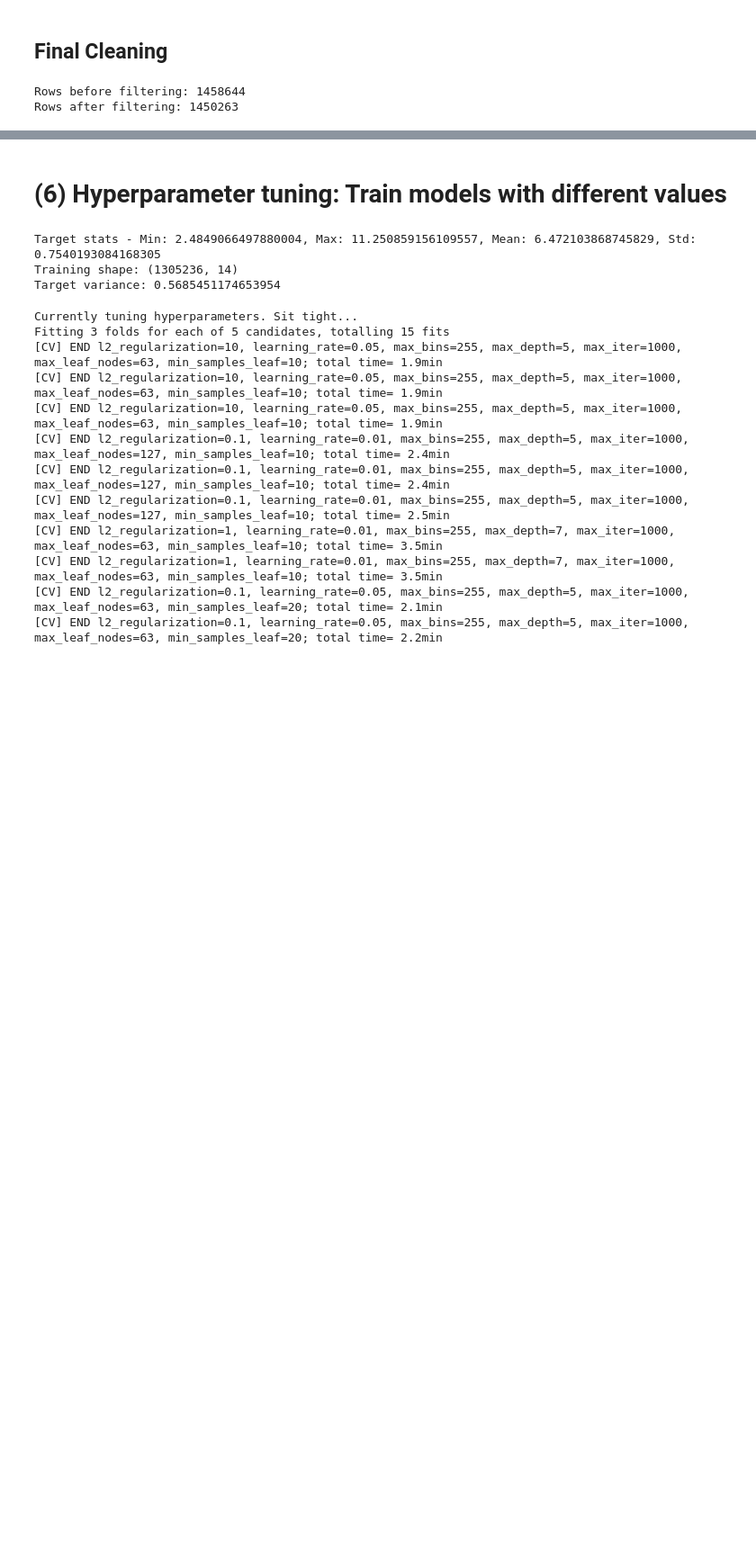
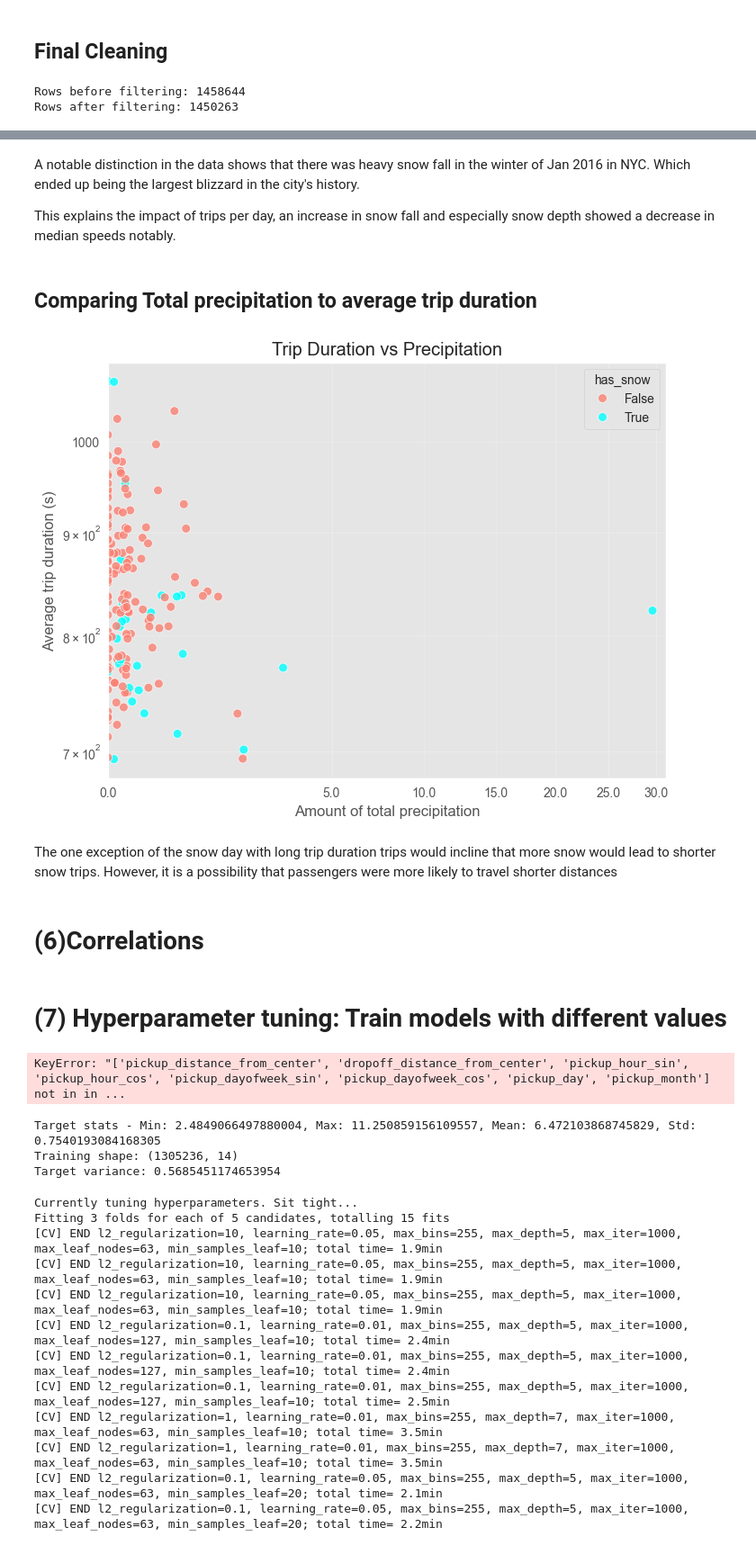
Before and after one commit to gav-ip/cse176-fall-proj, a Jupyter notebook: part3/taxi.ipynb, the cells around one changed output, grey strips where cells are left out. Shown at 90% size. Saved outputs shown, nothing was run; the diff lists cells and outputs as text; code cells hidden in the pictures; blank space fills up the shorter version.

```diff
--- a/part3/taxi.ipynb
+++ b/part3/taxi.ipynb
@@ -680,5 +858,61 @@ Rows after filtering: 1450263
+# %% [markdown]
+A notable distinction in the data shows that there was heavy snow fall in the winter of Jan 2016 in NYC. Which ended up being the largest blizzard in the city's history.
+
+This explains the impact of trips per day, an increase in snow fall and especially snow depth showed a decrease in median speeds notably.
+# %% [markdown]
+## Comparing Total precipitation to average trip duration
+# %%
+
+import matplotlib.ticker as ticker
+# Ensure columns are float
+summary['all_precip'] = summary['all_precip'].astype(float)
+summary['duration'] = summary['duration'].astype(float)
+
+fig, ax = plt.subplots(figsize=(8, 6))
+
+jitter_strength = 0.04
+noise = np.random.uniform(-jitter_strength, jitter_strength, size=len(summary))
+jittered_x = summary['all_precip'] + noise
+
+# Clip to ensure no negatives, but allow 0
+jittered_x = jittered_x.clip(lower=0.0)
+
+sns.scatterplot(
+    data=summary,
+    x=jittered_x,
+    y='duration',
+    hue='has_snow',
+    palette={True: 'cyan', False: 'salmon'},
+    s=50,
+    ax=ax,
+    alpha=0.8
+)
+
+ax.set_xscale('function', functions=(np.sqrt, np.square))
+# Force limit to start at 0
+ax.set_xlim(left=0)
+
+ax.set_yscale('log')
+
+# Format ticks nicely
+ax.xaxis.set_major_formatter(ticker.FormatStrFormatter('%.1f'))
+ax.yaxis.set_major_formatter(ticker.ScalarFormatter()) # Keeps numbers readable (1000 instead of 1e3)
+
+
+ax.set_xlabel("Amount of total precipitation")
+ax.set_ylabel("Average trip duration (s)")
+ax.set_title("Trip Duration vs Precipitation")
+ax.grid(True, which="both", ls="-", alpha=0.2)
+
+plt.show()
+# %% [output]
+[figure, added]
+# %% [markdown]
+The one exception of the snow day with long trip duration trips would incline that more snow would lead to shorter snow trips. However, it is a possibility that passengers were more likely to travel shorter distances
+# %% [markdown]
+# **(6)Correlations**
 # %% [markdown]
-# **(6) Hyperparameter tuning: Train models with different values**
+# **(7) Hyperparameter tuning: Train models with different values**
 # %%
 #Select features for the model
 feature_columns = [
@@ -692,6 +926,10 @@ feature_columns = [
     'pickup_hour_sin', 'pickup_hour_cos',
     'pickup_dayofweek_sin', 'pickup_dayofweek_cos',
     'pickup_day', 'pickup_month',
+
+    # TO DO: ADD WEATHER FEATURES
+    # weather features
+    's_fall', 's_depth', 'rain'
 ]
 
 X = trainfull[feature_columns]
@@ -702,7 +940,9 @@ mask = ~np.isnan(y)
 X_clean = X[mask]
 Y_clean = y[mask]
 
-Y_clean = np.log1p(Y_clean)
+Y_clean = np.log1p(y[mask])
+# %% [output]
+KeyError: "['pickup_distance_from_center', 'dropoff_distance_from_center', 'pickup_hour_sin', 'pickup_hour_cos', 'pickup_dayofweek_sin', 'pickup_dayofweek_cos', 'pickup_day', 'pickup_month'] not in in ...
 # %%
 #Split data
 X_train, X_val, y_train, y_test = train_test_split(X_clean, Y_clean, test_size=0.1, random_state=39)
```
Also changed, not shown: parts of 14 cells of this notebook, 1 other file.
